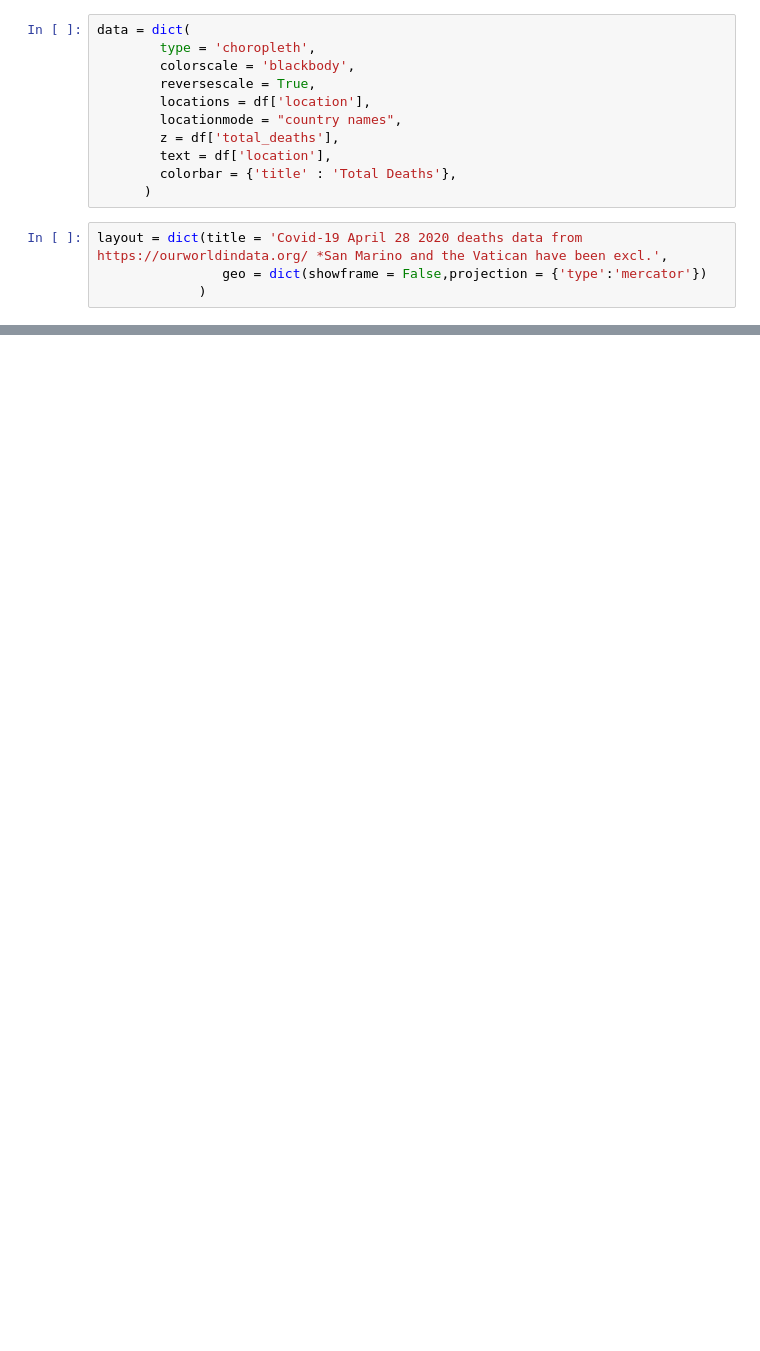
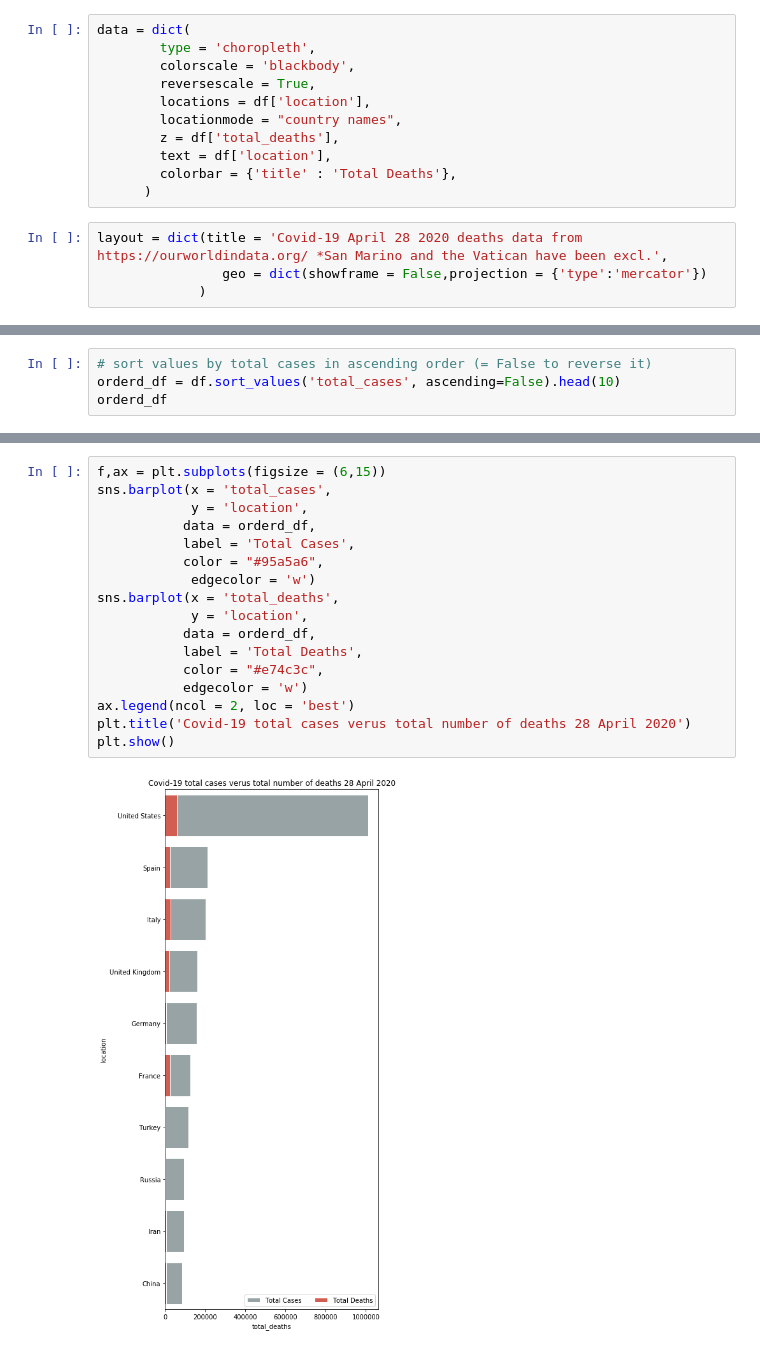
Before and after one commit to JessicaLund/covid-19-data, a Jupyter notebook: Covid data plotted.ipynb, the cells around one changed output, grey strips where cells are left out. Cells and saved outputs as stored; diff of their text form; blank space fills up the shorter version.

```diff
--- a/Covid data plotted.ipynb
+++ b/Covid data plotted.ipynb
@@ -76,0 +75,4 @@ Text(0, 0.5, 'Country')
+# %%
+# sort values by total cases in ascending order (= False to reverse it)
+orderd_df = df.sort_values('total_cases', ascending=False).head(10)
+orderd_df
@@ -76,0 +91,19 @@ Text(0, 0.5, 'Country')
+# %%
+f,ax = plt.subplots(figsize = (6,15))
+sns.barplot(x = 'total_cases',
+            y = 'location',
+           data = orderd_df,
+           label = 'Total Cases',
+           color = "#95a5a6",
+            edgecolor = 'w')
+sns.barplot(x = 'total_deaths',
+            y = 'location',
+           data = orderd_df,
+           label = 'Total Deaths',
+           color = "#e74c3c",
+           edgecolor = 'w')
+ax.legend(ncol = 2, loc = 'best')
+plt.title('Covid-19 total cases verus total number of deaths 28 April 2020')
+plt.show()
+# %% [output]
+[figure, added]
```
Also changed, not shown: parts of 12 cells of this notebook.
